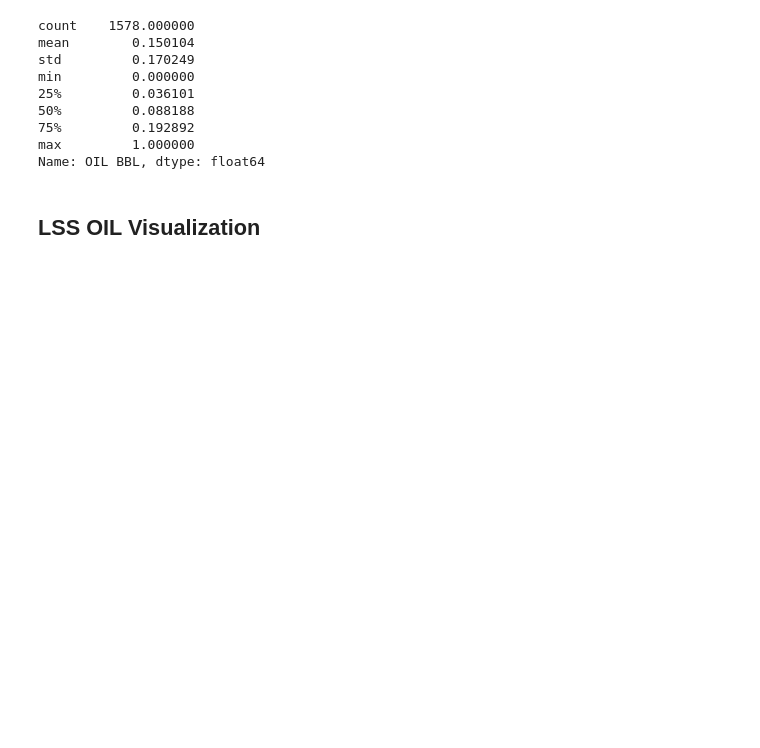
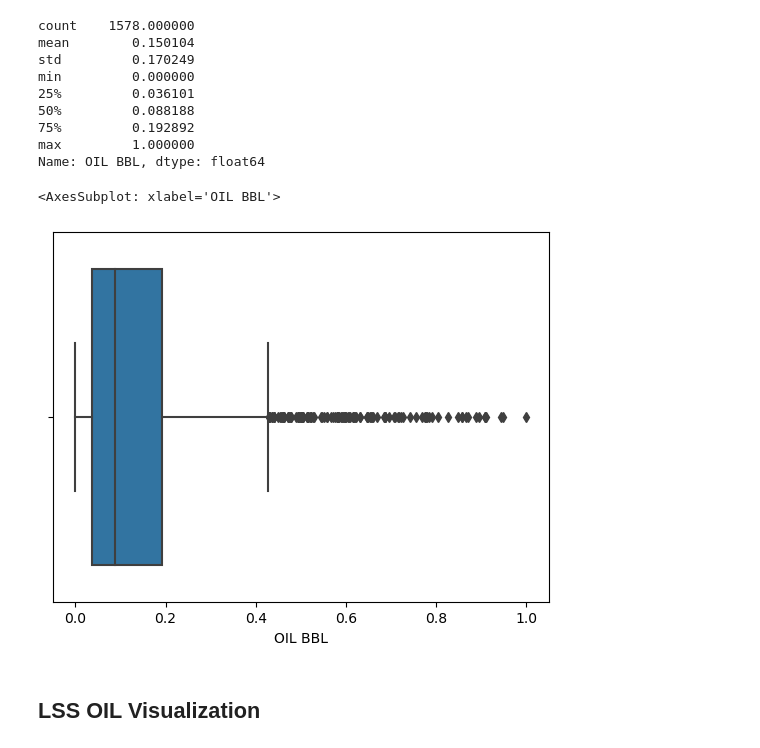
Before and after one commit to dasxgo/rocket-app, a Jupyter notebook: tap_rock_shlitz.ipynb, the cells around one changed output. Saved outputs shown, nothing was run; the diff lists cells and outputs as text; code cells hidden in the pictures; blank space fills up the shorter version.

```diff
--- a/tap_rock_shlitz.ipynb
+++ b/tap_rock_shlitz.ipynb
@@ -323,6 +332,11 @@ min         0.000000
 75%         0.192892
 max         1.000000
 Name: OIL BBL, dtype: float64
+# %%
+sns.boxplot(x=df_lss['OIL BBL'])
+# %% [output]
+<AxesSubplot: xlabel='OIL BBL'>
+[figure, added]
 # %% [markdown]
 ## LSS OIL Visualization
 # %%
```
Also changed, not shown: parts of 33 cells of this notebook.
